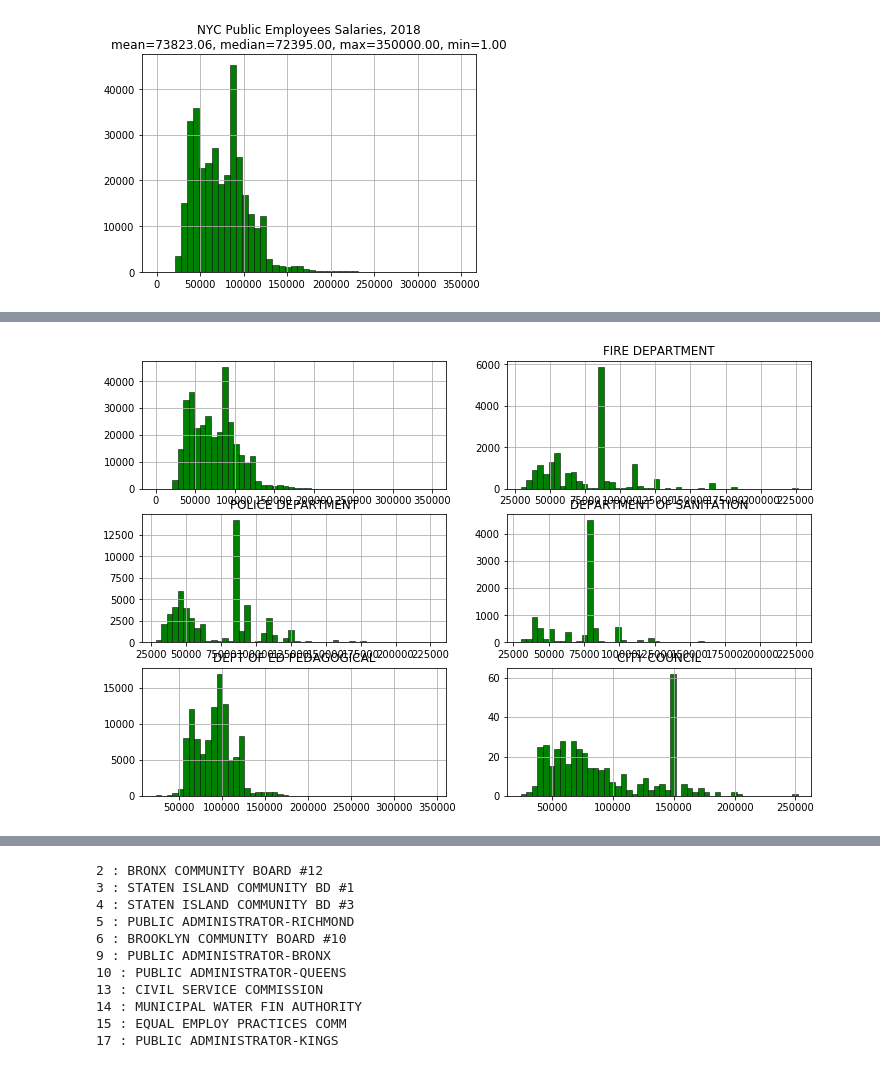
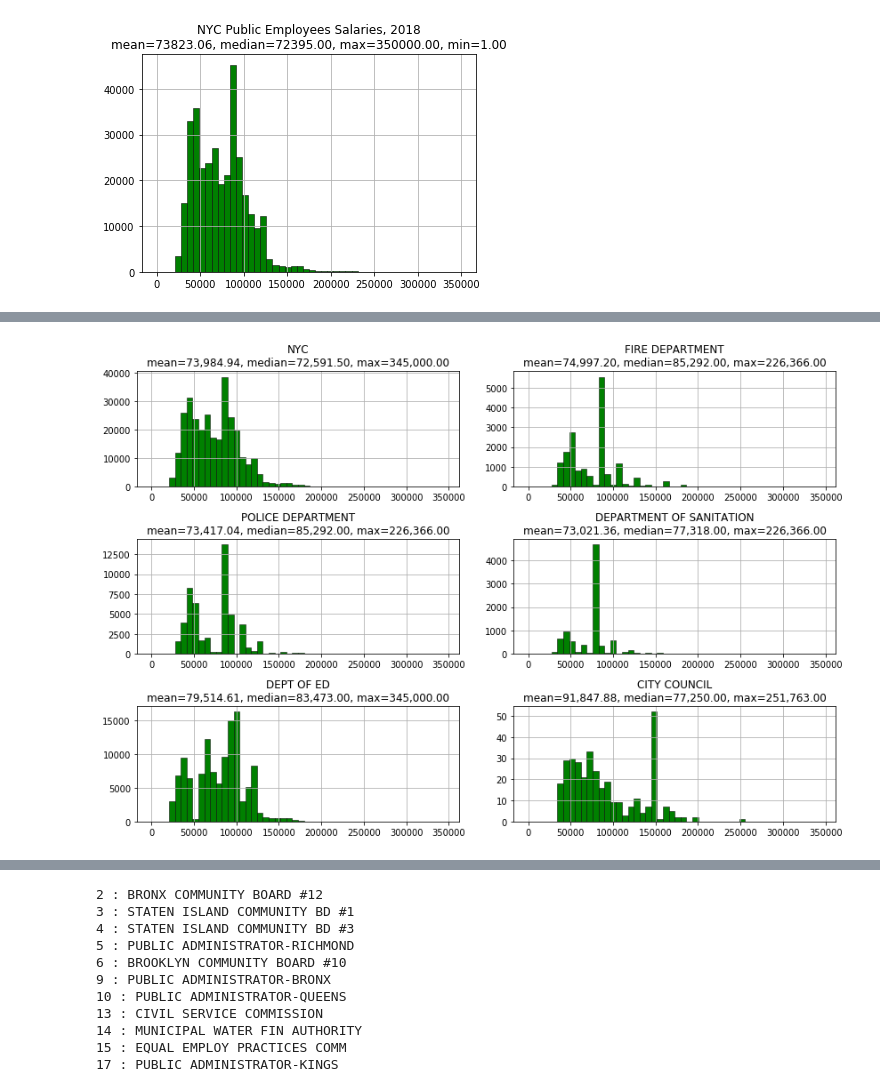
Before and after one commit to joannakl/core109, a Jupyter notebook: slides/11-working-with-data-Copy1.ipynb, the cells around one changed output, grey strips where cells are left out. Drawn from its saved outputs; the diff is of its cells as text; code cells hidden in the pictures.

Commit message:
NYC graphs

```diff
--- a/slides/11-working-with-data-Copy1.ipynb
+++ b/slides/11-working-with-data-Copy1.ipynb
@@ -228,23 +193,32 @@ plt.show()
 # %%
-
+maxSal = data_2018['Base Salary'].max()
 import matplotlib.pyplot as plt
 fig, axis = plt.subplots(nrows=3,ncols=2,figsize=(12, 8))
 
 
-data_2018_salaries['Base Salary'].hist(bins=50,color='green' ,
+data_2018['Base Salary'].hist(bins=50, range=(0,maxSal), color='green' ,
              edgecolor='black', linewidth=0.5, ax = axis[0][0])
 
 bor = ["NYC", "MANHATTAN", "QUEENS","BROOKLYN", "BRONX", "RICHMOND" ]
 
+mean = data_2018['Base Salary'].mean()
+median = data_2018['Base Salary'].median()
+mx = data_2018['Base Salary'].max()
+mi = data_2018['Base Salary'].min()
+axis[0][0].set_title( bor[0]+"\nmean="+format(mean,',.2f')+", median="+format(median,',.2f')+
+                             ", max="+format(mx,',.2f'));
+
+
 for i in range (1,6):
 
-    df = data_2018_salaries[ data_2018_salaries['Work Location Borough']==bor[i]]
-    df['Base Salary'].hist(bins=50,color='green' , edgecolor='black', linewidth=0.5, ax=axis[i%3][i//3])
+    df = data_2018[ data_2018['Work Location Borough']==bor[i]]
+    df['Base Salary'].hist(bins=50, range=(0,maxSal),color='green' , edgecolor='black', linewidth=0.5, ax=axis[i%3][i//3])
     mean = df['Base Salary'].mean()
     median = df['Base Salary'].median()
     mx = df['Base Salary'].max()
     mi = df['Base Salary'].min()
-    axis[i%3][i//3].set_title( bor[i]);
-
+    axis[i%3][i//3].set_title( bor[i]+"\nmean="+format(mean,',.2f')+", median="+format(median,',.2f')+
+                             ", max="+format(mx,',.2f'));
+fig.tight_layout()
 plt.show()
 # %% [output]
@@ -272,24 +226,33 @@ plt.show()
 # %%
 
 import matplotlib.pyplot as plt
 fig, axis = plt.subplots(nrows=3,ncols=2,figsize=(12, 8))
 
 
-data_2018_salaries['Base Salary'].hist(bins=50,color='green' ,
+data_2018['Base Salary'].hist(bins=50, range=(0,maxSal),color='green' ,
              edgecolor='black', linewidth=0.5, ax = axis[0][0])
+ag = ["NYC", 'POLICE DEPARTMENT', 'DEPT OF ED', 'FIRE DEPARTMENT', 'DEPARTMENT OF SANITATION', 'CITY COUNCIL']
 
-ag = ["NYC", 'POLICE DEPARTMENT', 'DEPT OF ED PEDAGOGICAL', 'FIRE DEPARTMENT', 'DEPARTMENT OF SANITATION', 'CITY COUNCIL']
+mean = data_2018['Base Salary'].mean()
+median = data_2018['Base Salary'].median()
+mx = data_2018['Base Salary'].max()
+mi = data_2018['Base Salary'].min()
+axis[0][0].set_title( ag[0]+"\nmean="+format(mean,',.2f')+", median="+format(median,',.2f')+
+                             ", max="+format(mx,',.2f'));
+
 
 for i in range (1,6):
 
-    df = data_2018_salaries[ data_2018_salaries['Agency Name']==ag[i]]
-    df['Base Salary'].hist(bins=50,color='green' , edgecolor='black', linewidth=0.5, ax=axis[i%3][i//3])
+    df = data_2018[ data_2018['Agency Name'].str.contains(ag[i])]
+    df['Base Salary'].hist(bins=50, range=(0,maxSal),color='green' , edgecolor='black', linewidth=0.5, ax=axis[i%3][i//3])
     mean = df['Base Salary'].mean()
     median = df['Base Salary'].median()
     mx = df['Base Salary'].max()
     mi = df['Base Salary'].min()
-    axis[i%3][i//3].set_title( ag[i]);
+    axis[i%3][i//3].set_title( ag[i]+"\nmean="+format(mean,',.2f')+", median="+format(median,',.2f')+
+                             ", max="+format(mx,',.2f'));
 
+fig.tight_layout()
 plt.show()
 # %% [output]
-[figure, old version]
+[figure, new version]
```
Also changed, not shown: parts of 16 cells of this notebook.
